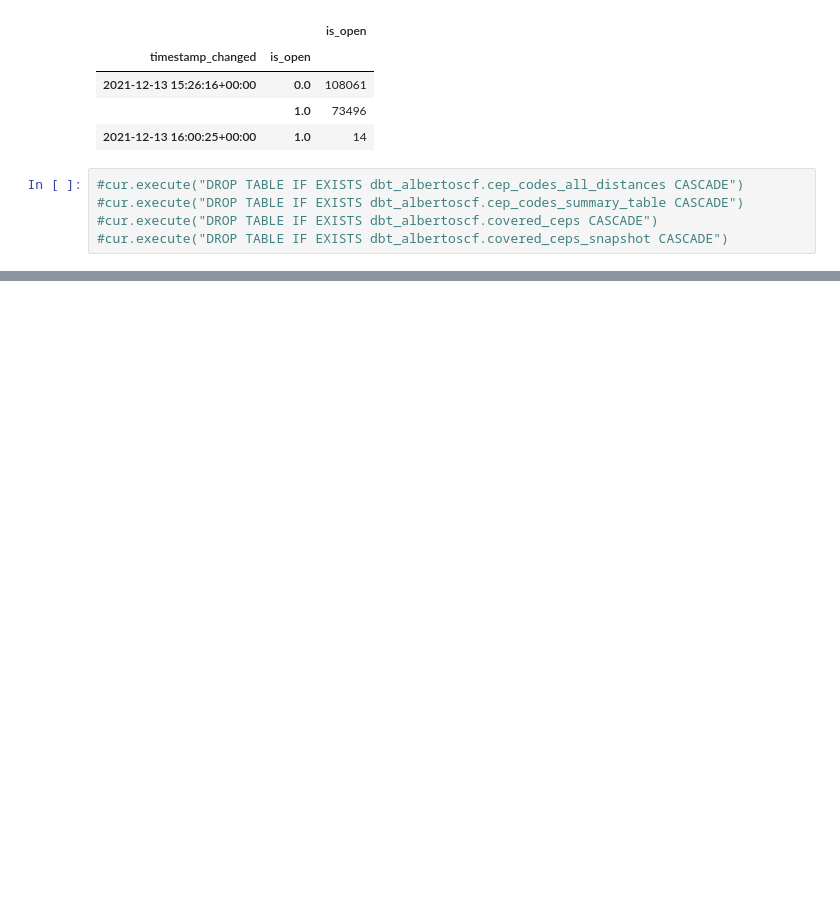
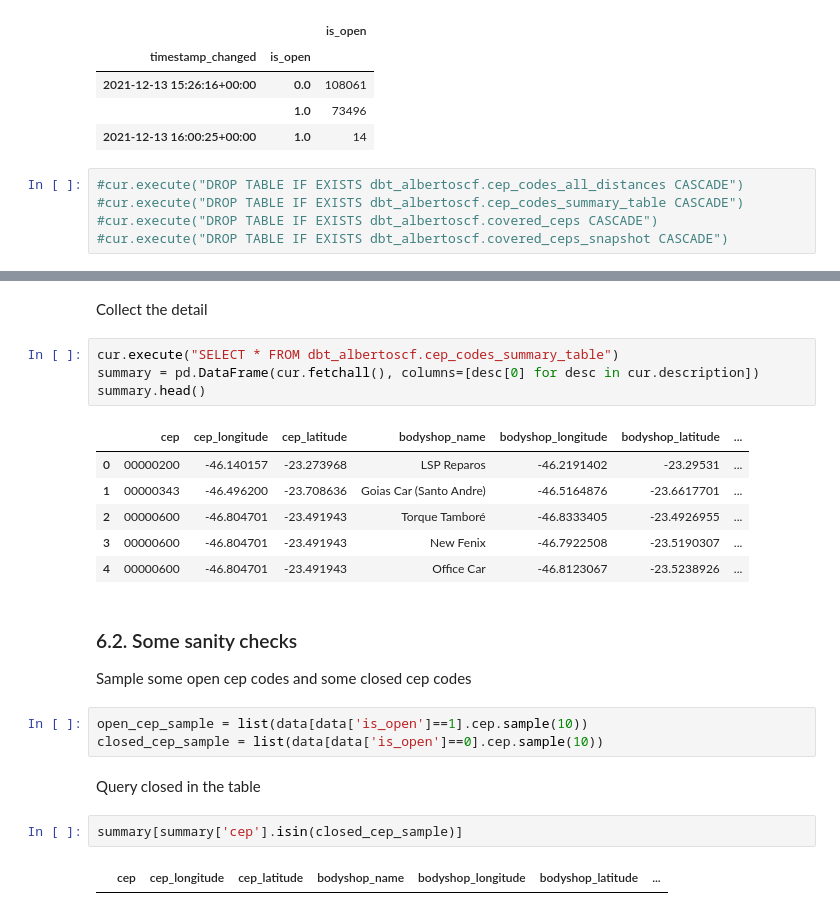
Before and after one commit to AlbertoSCF/location_data_analysis, a Jupyter notebook: 1-cep_codes_table_ETL.ipynb, the cells around one changed output, grey strips where cells are left out. Drawn from its saved outputs; the diff is of its cells as text; blank space fills up the shorter version.

```diff
--- a/1-cep_codes_table_ETL.ipynb
+++ b/1-cep_codes_table_ETL.ipynb
@@ -368,0 +342,25 @@ pd.DataFrame(data.groupby('timestamp_changed').is_open.value_counts())
+# %% [markdown]
+Collect the detail
+# %%
+cur.execute("SELECT * FROM dbt_albertoscf.cep_codes_summary_table")
+summary = pd.DataFrame(cur.fetchall(), columns=[desc[0] for desc in cur.description])
+summary.head()
+# %% [output]
+|  | cep | cep_longitude | cep_latitude | bodyshop_name | bodyshop_longitude | bodyshop_latitude | ... |
+| 0 | 00000200 | -46.140157 | -23.273968 | LSP Reparos | -46.2191402 | -23.29531 | ... |
+| 1 | 00000343 | -46.496200 | -23.708636 | Goias Car (Santo Andre) | -46.5164876 | -23.6617701 | ... |
+| 2 | 00000600 | -46.804701 | -23.491943 | Torque Tamboré | -46.8333405 | -23.4926955 | ... |
+| 3 | 00000600 | -46.804701 | -23.491943 | New Fenix | -46.7922508 | -23.5190307 | ... |
+| 4 | 00000600 | -46.804701 | -23.491943 | Office Car | -46.8123067 | -23.5238926 | ... |
+# %% [markdown]
+### 6.2. Some sanity checks
+Sample some open cep codes and some closed cep codes
+# %%
+open_cep_sample = list(data[data['is_open']==1].cep.sample(10))
+closed_cep_sample = list(data[data['is_open']==0].cep.sample(10))
+# %% [markdown]
+Query closed in the table
+# %%
+summary[summary['cep'].isin(closed_cep_sample)]
+# %% [output]
+|  | cep | cep_longitude | cep_latitude | bodyshop_name | bodyshop_longitude | bodyshop_latitude | ... |
```
Also changed, not shown: parts of 18 cells of this notebook, 2 other files.
